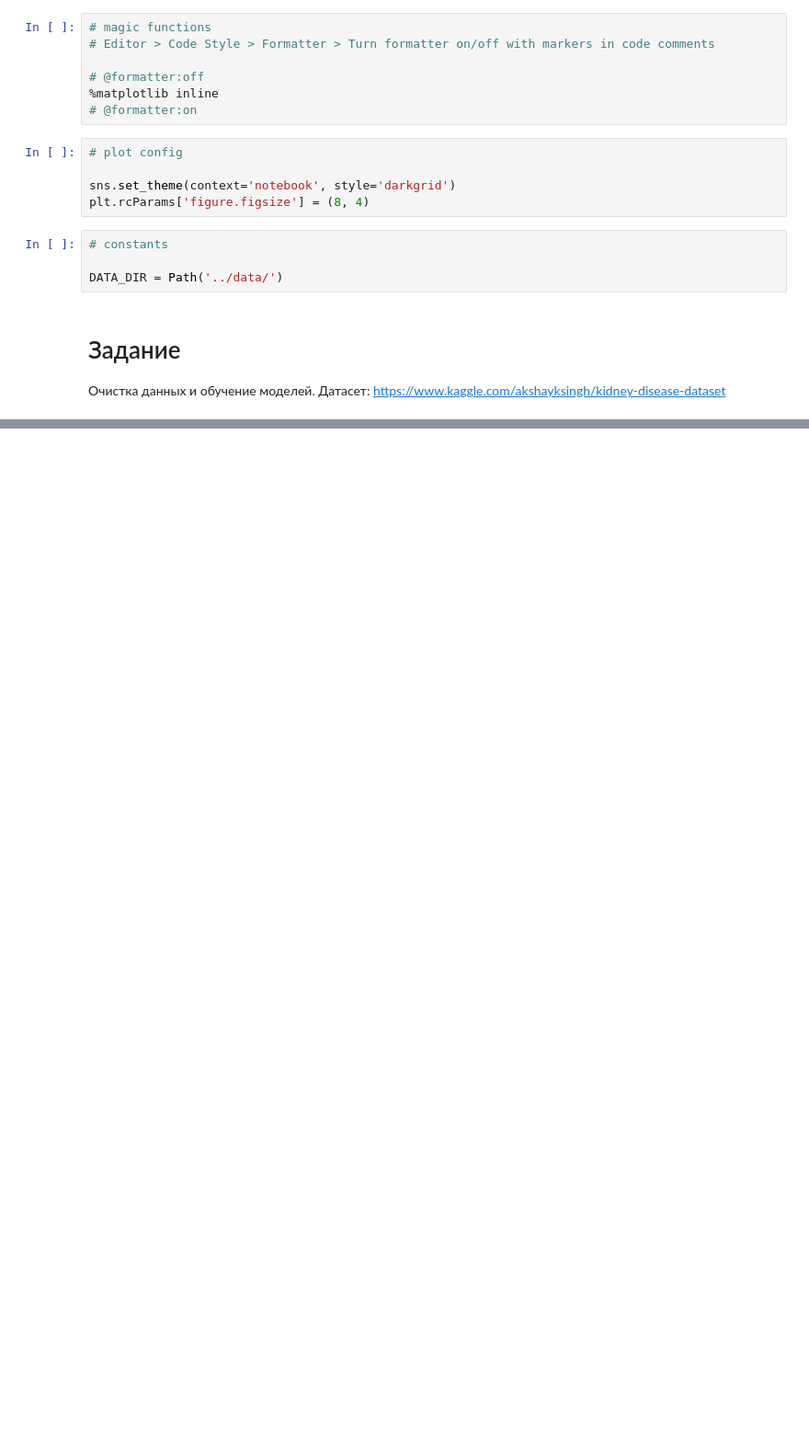
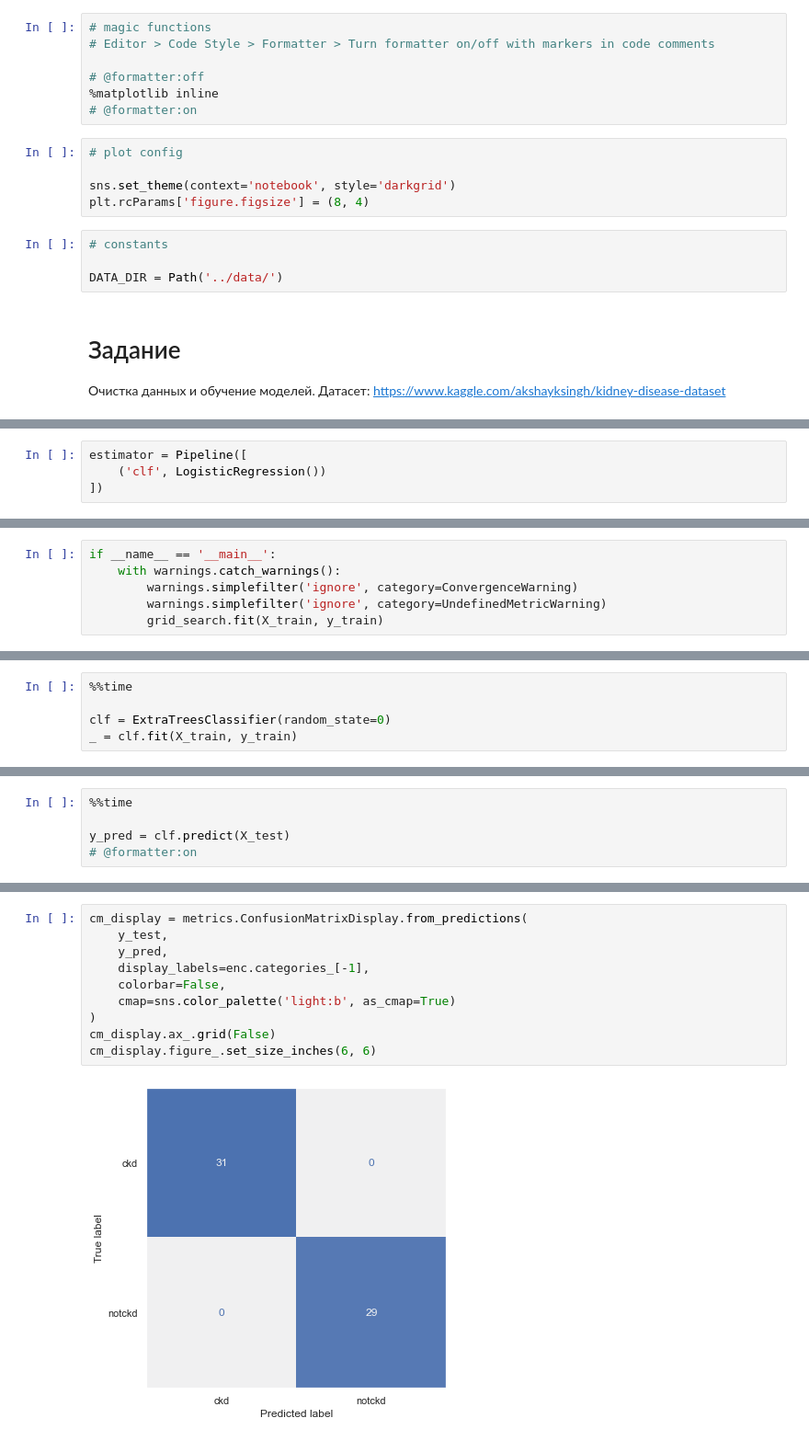
Before and after one commit to StudOborona/MLSummer2022, a Jupyter notebook: 01/main.ipynb, the cells around one changed output, grey strips where cells are left out. Shown at 92% size. Saved outputs shown, nothing was run; the diff lists cells and outputs as text; blank space fills up the shorter version.

```diff
--- a/01/main.ipynb
+++ b/01/main.ipynb
@@ -47,0 +345,4 @@ df.head()
+# %%
+estimator = Pipeline([
+    ('clf', LogisticRegression())
+])
@@ -47,0 +380,6 @@ df.head()
+# %%
+if __name__ == '__main__':
+    with warnings.catch_warnings():
+        warnings.simplefilter('ignore', category=ConvergenceWarning)
+        warnings.simplefilter('ignore', category=UndefinedMetricWarning)
+        grid_search.fit(X_train, y_train)
@@ -47,0 +428,5 @@ df.head()
+# %%
+%%time
+
+clf = ExtraTreesClassifier(random_state=0)
+_ = clf.fit(X_train, y_train)
@@ -47,0 +436,5 @@ df.head()
+# %%
+%%time
+
+y_pred = clf.predict(X_test)
+# @formatter:on
@@ -47,0 +455,12 @@ df.head()
+# %%
+cm_display = metrics.ConfusionMatrixDisplay.from_predictions(
+    y_test,
+    y_pred,
+    display_labels=enc.categories_[-1],
+    colorbar=False,
+    cmap=sns.color_palette('light:b', as_cmap=True)
+)
+cm_display.ax_.grid(False)
+cm_display.figure_.set_size_inches(6, 6)
+# %% [output]
+[figure, added]
```
Also changed, not shown: parts of 53 cells of this notebook, 1 other file.
